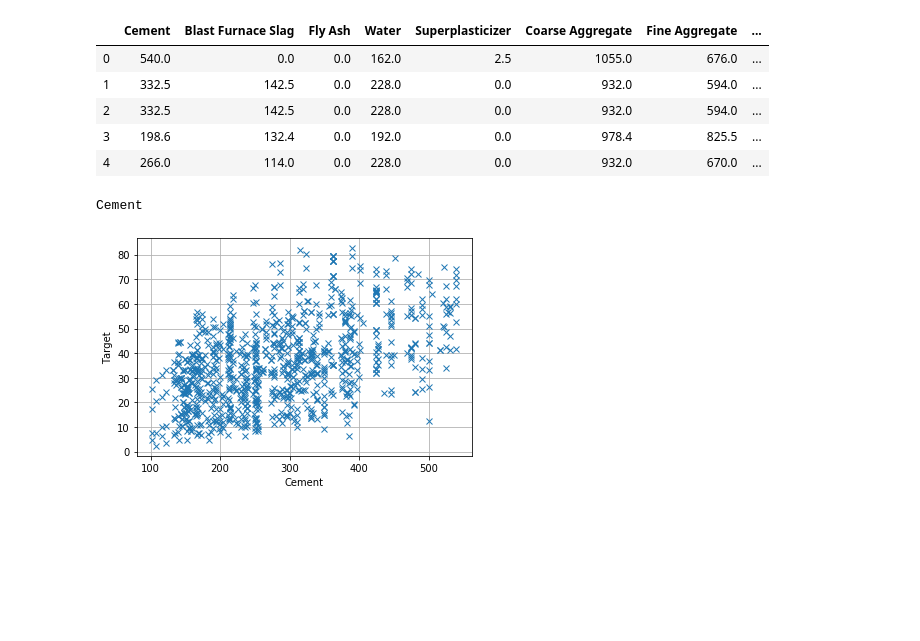
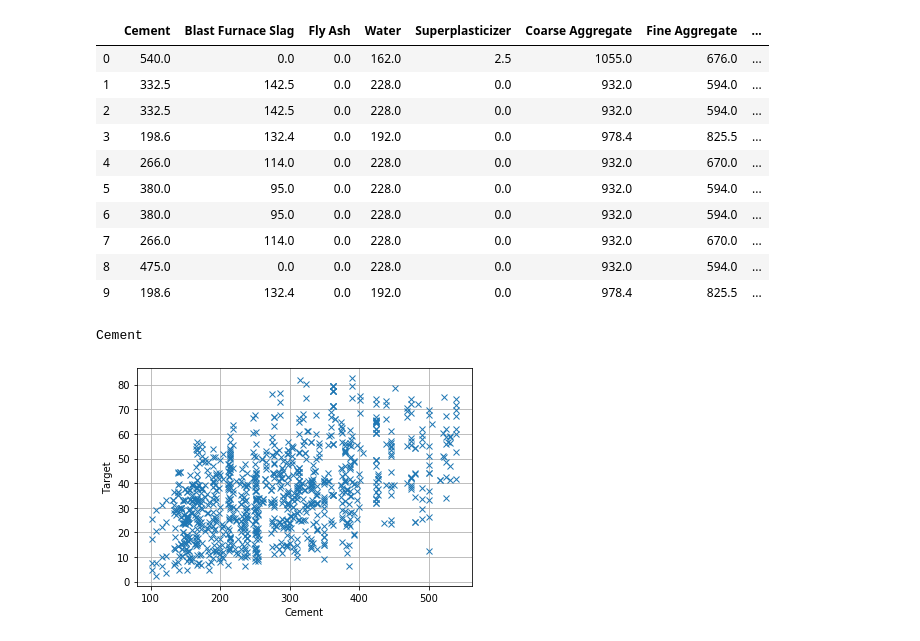
Before and after one commit to GiorgosTsal/Artificial-Learning-Part1, a Jupyter notebook: Machine-Learning-Regression/concrete.ipynb, the cells around one changed output. Saved outputs shown, nothing was run; the diff lists cells and outputs as text; code cells hidden in the pictures; blank space fills up the shorter version.

```diff
--- a/Machine-Learning-Regression/concrete.ipynb
+++ b/Machine-Learning-Regression/concrete.ipynb
@@ -10,15 +12,20 @@ from sklearn.preprocessing import MinMaxScaler
 # %%
 #Load dataset and give headers
 df= pd.read_csv('Concrete_Data.csv')
 df.columns=["Cement","Blast Furnace Slag","Fly Ash","Water","Superplasticizer","Coarse Aggregate","Fine Aggregate","Age","Concrete compressive strength"]
-df.head(5)
+df.head(10)
 # %% [output]
 |  | Cement | Blast Furnace Slag | Fly Ash | Water | Superplasticizer | Coarse Aggregate | Fine Aggregate | ... |
 | 0 | 540.0 | 0.0 | 0.0 | 162.0 | 2.5 | 1055.0 | 676.0 | ... |
 | 1 | 332.5 | 142.5 | 0.0 | 228.0 | 0.0 | 932.0 | 594.0 | ... |
 | 2 | 332.5 | 142.5 | 0.0 | 228.0 | 0.0 | 932.0 | 594.0 | ... |
 | 3 | 198.6 | 132.4 | 0.0 | 192.0 | 0.0 | 978.4 | 825.5 | ... |
 | 4 | 266.0 | 114.0 | 0.0 | 228.0 | 0.0 | 932.0 | 670.0 | ... |
+| 5 | 380.0 | 95.0 | 0.0 | 228.0 | 0.0 | 932.0 | 594.0 | ... |
+| 6 | 380.0 | 95.0 | 0.0 | 228.0 | 0.0 | 932.0 | 594.0 | ... |
+| 7 | 266.0 | 114.0 | 0.0 | 228.0 | 0.0 | 932.0 | 670.0 | ... |
+| 8 | 475.0 | 0.0 | 0.0 | 228.0 | 0.0 | 932.0 | 594.0 | ... |
+| 9 | 198.6 | 132.4 | 0.0 | 192.0 | 0.0 | 978.4 | 825.5 | ... |
 # %%
 for i in range(df.shape[1]-1):
     print(df.columns[i])
```
Also changed, not shown: parts of 8 cells of this notebook, 1 other file.
